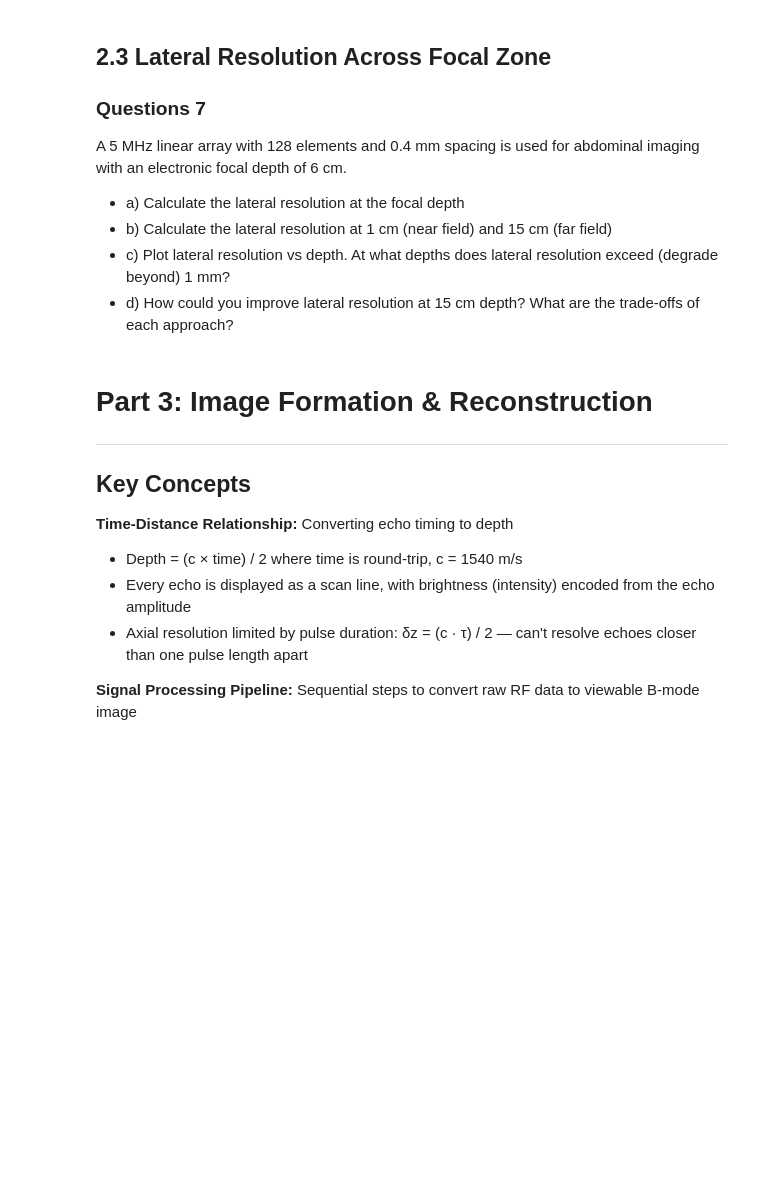
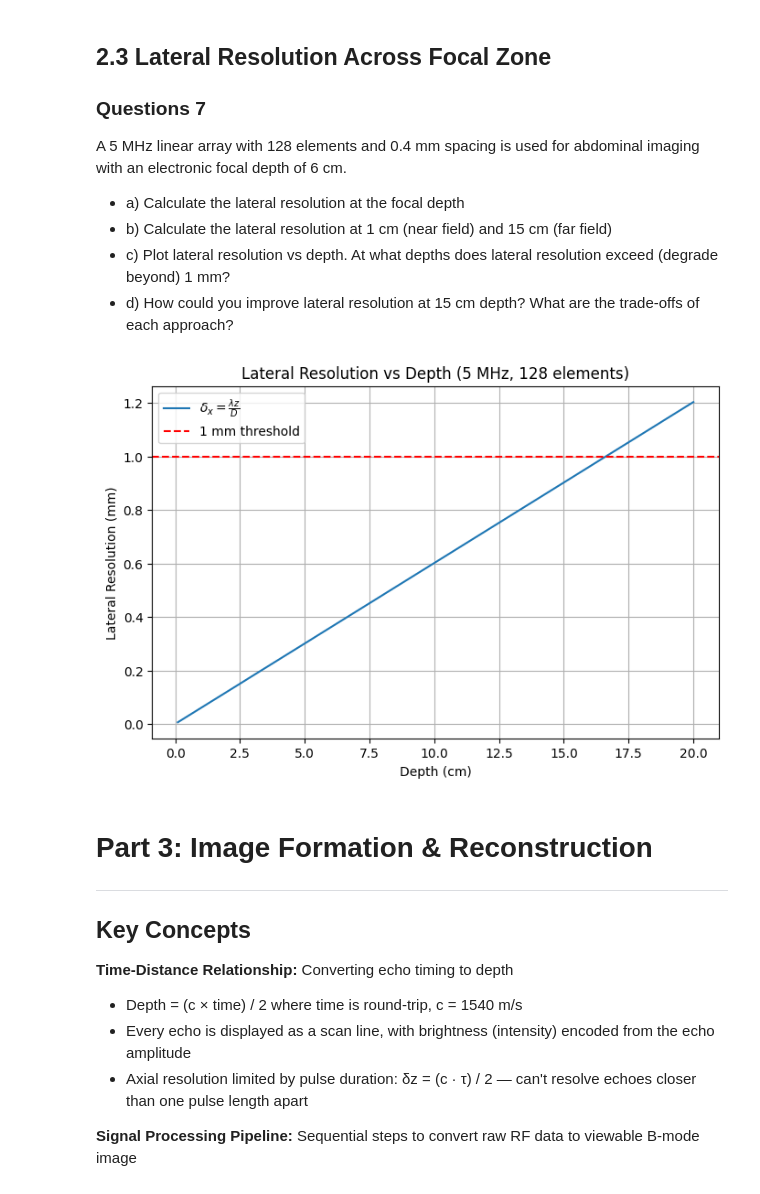
Before and after one commit to julianamassaro/BMEN509-623_Deliverable_3, a Jupyter notebook: deliverable-03-starter.ipynb, the cells around one changed output. Saved outputs shown, nothing was run; the diff lists cells and outputs as text; code cells hidden in the pictures; blank space fills up the shorter version.

```diff
--- a/deliverable-03-starter.ipynb
+++ b/deliverable-03-starter.ipynb
@@ -390,6 +547,70 @@ A 5 MHz linear array with 128 elements and 0.4 mm spacing is used for abdominal
 - b) Calculate the lateral resolution at 1 cm (near field) and 15 cm (far field)
 - c) Plot lateral resolution vs depth. At what depths does lateral resolution exceed (degrade beyond) 1 mm?
 - d) How could you improve lateral resolution at 15 cm depth? What are the trade-offs of each approach?
+# %%
+# Question 7 - Answers
+# a)
+    # f = 5 MHz, N = 128, s = 0.4 mm, D = 6 cm
+    # lateral resolution at 6 cm depth:
+        # λ = c / f
+        # λ = 1540 m/s / (5 x 10^6) Hz
+        # λ = 0.000308 m = 0.308 mm
+        # Aperature width
+        # D = N * s
+        # D = 128 * 0.4 mm
+        # D = 51.2 mm
+        # Lateral resolution
+        # Δx = λ * z / D
+        # Δx = 0.308 mm * 60 mm / 51.2 mm
+        # Δx = 0.361 mm
+# b)
+    # f = 5 MHz, N = 128, s = 0.4 mm, near-field = 1 cm, far-field = 15 cm
+    # lateral resolution at 1 cm depth (assuming same scaling as above):
+        # Δx = λ * z / D
+        # Δx = 0.308 mm * 10 mm / 51.2 mm
+        # Δx = 0.060 mm
+    # lateral resolution at 15 cm depth (assuming same scaling as above):
+        # Δx = λ * z / D
+        # Δx = 0.308 mm * 150 mm / 51.2 mm
+        # Δx = 0.902 mm
+# c)
+# z when Δx exceeds 1 mm (depth at which resolution degrades beyond 1 mm):
+    # Δx = λ * z / D
+    # 1 mm = 0.308 mm * z / 51.2 mm
+    # z = (1 mm * 51.2 mm) / 0.308 mm
+    # z = 166.23 mm = 16.62 cm
+
+import numpy as np
+import matplotlib.pyplot as plt
+
+lambda_mm = 0.308
+D_mm = 51.2
+z_cm = np.linspace(0.1, 20, 200)
+z_mm = z_cm * 10
+
+delta_x_mm = (lambda_mm * z_mm) / D_mm
+
+
+plt.figure(figsize=(8, 5))
+plt.plot(z_cm, delta_x_mm, label=r'$\delta_x = \frac{\lambda z}{D}$')
+plt.axhline(y=1.0, color='red', linestyle='--', label='1 mm threshold')
+plt.xlabel('Depth (cm)')
+plt.ylabel('Lateral Resolution (mm)')
+plt.title('Lateral Resolution vs Depth (5 MHz, 128 elements)')
+plt.legend()
+plt.grid(True)
+plt.show()
+
+# d)
+    # lateral resolution at 15 cm depth could be improved by increasing the size of the aperature (D) or by
+    # increasing the frequency - which would decrease the wavelength (λ). however, increasing the size of
+    # the aperature means a bigger probe and more channels, which can increase cost and potentially reduce
+    # frame rate. higher frequencies would provide better resolution but would also increase attenuation
+    # which reduces the depth of penetration - making it not ideal for imaging deeper structures. higher
+    # frequencies also mean that SNR value would be lower at depths of 15 cm (far-field) which would degrade
+    # the quality of the image.
+# %% [output]
+[figure, added]
 # %% [markdown]
 # Part 3: Image Formation & Reconstruction
 
```
Also changed, not shown: parts of 4 cells of this notebook.
